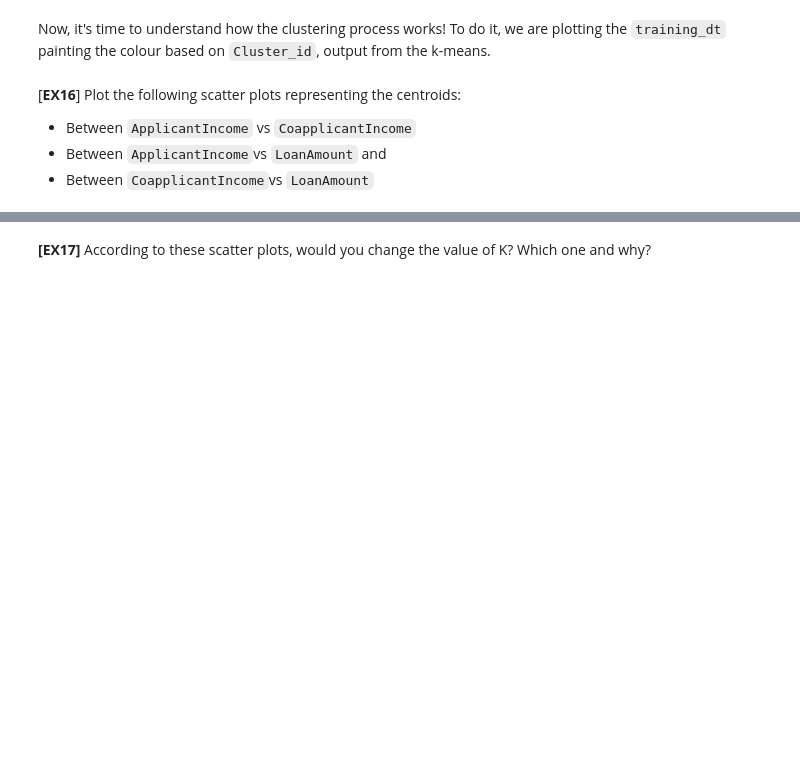
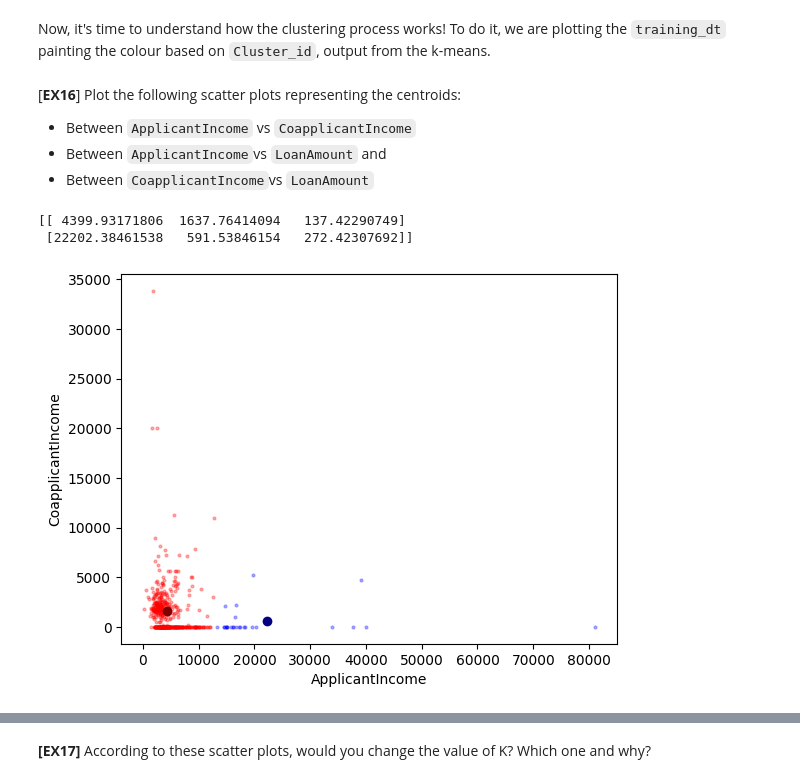
Before and after one commit to WdnLiu/ML2023, a Jupyter notebook: Project_students/P5_students.ipynb, the cells around one changed output, grey strips where cells are left out. Cells and saved outputs as stored; diff of their text form; code cells hidden in the pictures; blank space fills up the shorter version.

```diff
--- a/Project_students/P5_students.ipynb
+++ b/Project_students/P5_students.ipynb
@@ -543,7 +543,7 @@ def K_means_clustering(X, n_clusters=2, seed=1, num_iterations=10):
 
     #Repeat the process during num_iterations or convergence achieved
     for num in range(0,num_iterations):
-
+        print("\nIteration: ", num)
         #For each iteration, calculate the shortest distance of each point of X to centroids
         #Labels are based on the index in the centroids array
         ##################
@@ -562,7 +562,7 @@ def K_means_clustering(X, n_clusters=2, seed=1, num_iterations=10):
                     centroid_idx[j] = index
 
         # TODO: que es labels
-        labels = 0
+        labels = centroid_idx
 
         #Calculate the new centroids based on the means of each point assigned to each cluster
 
@@ -571,7 +571,6 @@ def K_means_clustering(X, n_clusters=2, seed=1, num_iterations=10):
         #      HERE      #
         ##################
         new_centroids = np.zeros([n_clusters, X.shape[1]])
-        print(new_centroids)
         for index in range(n_clusters):
             points = 0
             for j in range(centroid_idx.shape[0]):
@@ -580,7 +579,7 @@ def K_means_clustering(X, n_clusters=2, seed=1, num_iterations=10):
                     points += 1
 
             new_centroids[index] /= points
-            print(new_centroids)
+            print(new_centroids[index])
 
         # Evaluate convergence: if new_centroids=centroids, stop iterations
         if np.all(centroids == new_centroids):
@@ -596,6 +595,7 @@ def K_means_clustering(X, n_clusters=2, seed=1, num_iterations=10):
 Let's define the `training_dt` dataset based on the following variables: `ApplicantIncome`, `CoapplicantIncome` and `LoanAmount`.
 # %%
 training_dt=customer_dt[['ApplicantIncome', 'CoapplicantIncome','LoanAmount']]
+training_dt_np = np.matrix(training_dt)
 # %%
 # import numpy as np
 # import numpy.linalg as linalg
@@ -646,0 +624,2 @@ Convergence achieved with: 8 iterations
+# %%
+ex15_centroids, ex15_labels = K_means_clustering(training_dt_np)
@@ -651,3 +648,29 @@ Now, it's time to understand how the clustering process works! To do it, we are
  - Between `ApplicantIncome` vs `CoapplicantIncome`
  - Between `ApplicantIncome`vs `LoanAmount` and
  - Between `CoapplicantIncome`vs `LoanAmount`
+# %%
+centroids_idx =np.asarray(ex15_labels==0).nonzero(), np.asarray(ex15_labels==1).nonzero()
+
+train_dt_centroid_0 = training_dt_np[centroids_idx[0]]
+train_dt_centroid_1 = training_dt_np[centroids_idx[1]]
+
+tr_appInc_0 = np.asarray(train_dt_centroid_0[:, 0]).reshape(-1)
+tr_coappInc_0 = np.asarray(train_dt_centroid_0[:, 1]).reshape(-1)
+tr_loanAm_0 = np.asarray(train_dt_centroid_0[:, 2]).reshape(-1)
+
+tr_appInc_1 = np.asarray(train_dt_centroid_1[:, 0]).reshape(-1)
+tr_coappInc_1 = np.asarray(train_dt_centroid_1[:, 1]).reshape(-1)
+tr_loanAm_1 = np.asarray(train_dt_centroid_1[:, 2]).reshape(-1)
+
+print(ex15_centroids)
+
+plt.scatter(tr_appInc_0, tr_coappInc_0, s=4, color="red", alpha=0.3)
+plt.scatter(tr_appInc_1, tr_coappInc_1, s=4, color="blue", alpha=0.3)
+plt.scatter(ex15_centroids[0,0], ex15_centroids[0,1], color="#800000"); plt.scatter(ex15_centroids[1,0], ex15_centroids[1,1], color="#050080")
+plt.xlabel('ApplicantIncome'); plt.ylabel('CoapplicantIncome')
+# plt.xlim(-200, 30000); plt.ylim(-200,30000)
+plt.show()
+# %% [output]
+[[ 4399.93171806  1637.76414094   137.42290749]
+ [22202.38461538   591.53846154   272.42307692]]
+[figure, added]
```
Also changed, not shown: parts of 7 cells of this notebook, 1 other file.
